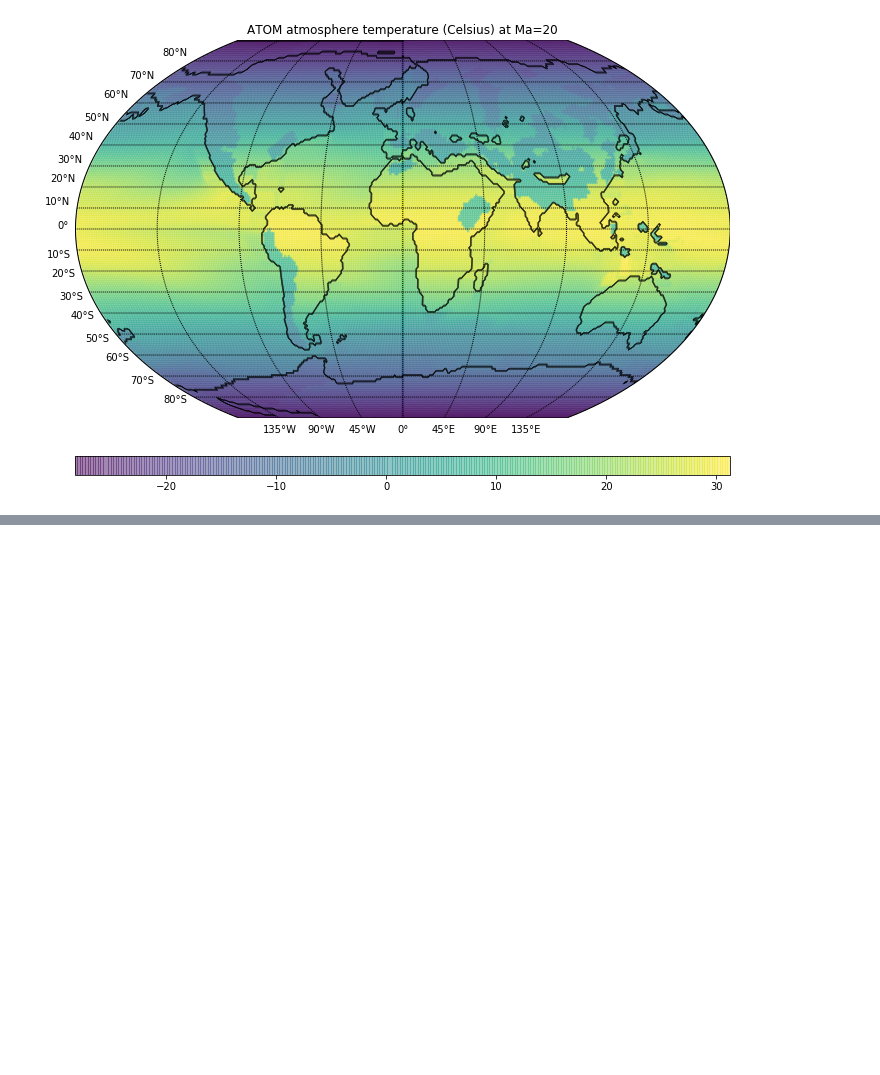
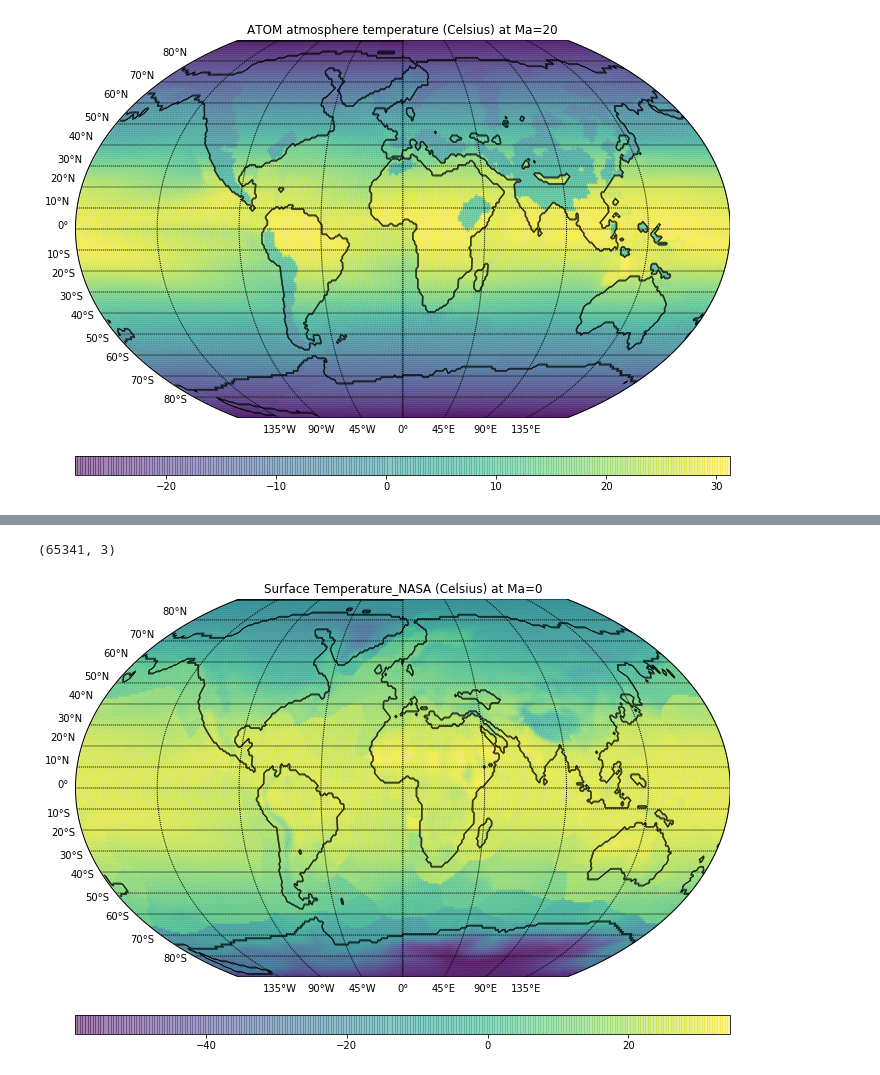
Before and after one commit to atom-model/ATOM, a Jupyter notebook: benchmark/grid_reconstruction/Reconstruct_ATOM_grids.ipynb, the cells around one changed output, grey strips where cells are left out. Drawn from its saved outputs; the diff is of its cells as text; code cells hidden in the pictures; blank space fills up the shorter version.

```diff
--- a/benchmark/grid_reconstruction/Reconstruct_ATOM_grids.ipynb
+++ b/benchmark/grid_reconstruction/Reconstruct_ATOM_grids.ipynb
@@ -276,0 +391,10 @@ plot_xyz(topo, adata[:, 6], 'ATOM atmosphere temperature (Celsius) at Ma=%s' % t
+# %%
+st = np.genfromtxt('./temp_1.xyz')
+adata = np.loadtxt('./output-{0}/[{0}Ma_Golonka.xyz]_PlotData_Atm.xyz'.format(10), skiprows=1)
+print st.shape
+topo = adata[:, 2]
+time=10
+plot_xyz(topo, series=st[:, 2], title='Surface Temperature_NASA (Celsius) at Ma=0', lons=st[:, 0], lats=st[:, 1])
+# %% [output]
+(65341, 3)
+[figure, added]
```
Also changed, not shown: parts of 2 cells of this notebook, 1 other file.
